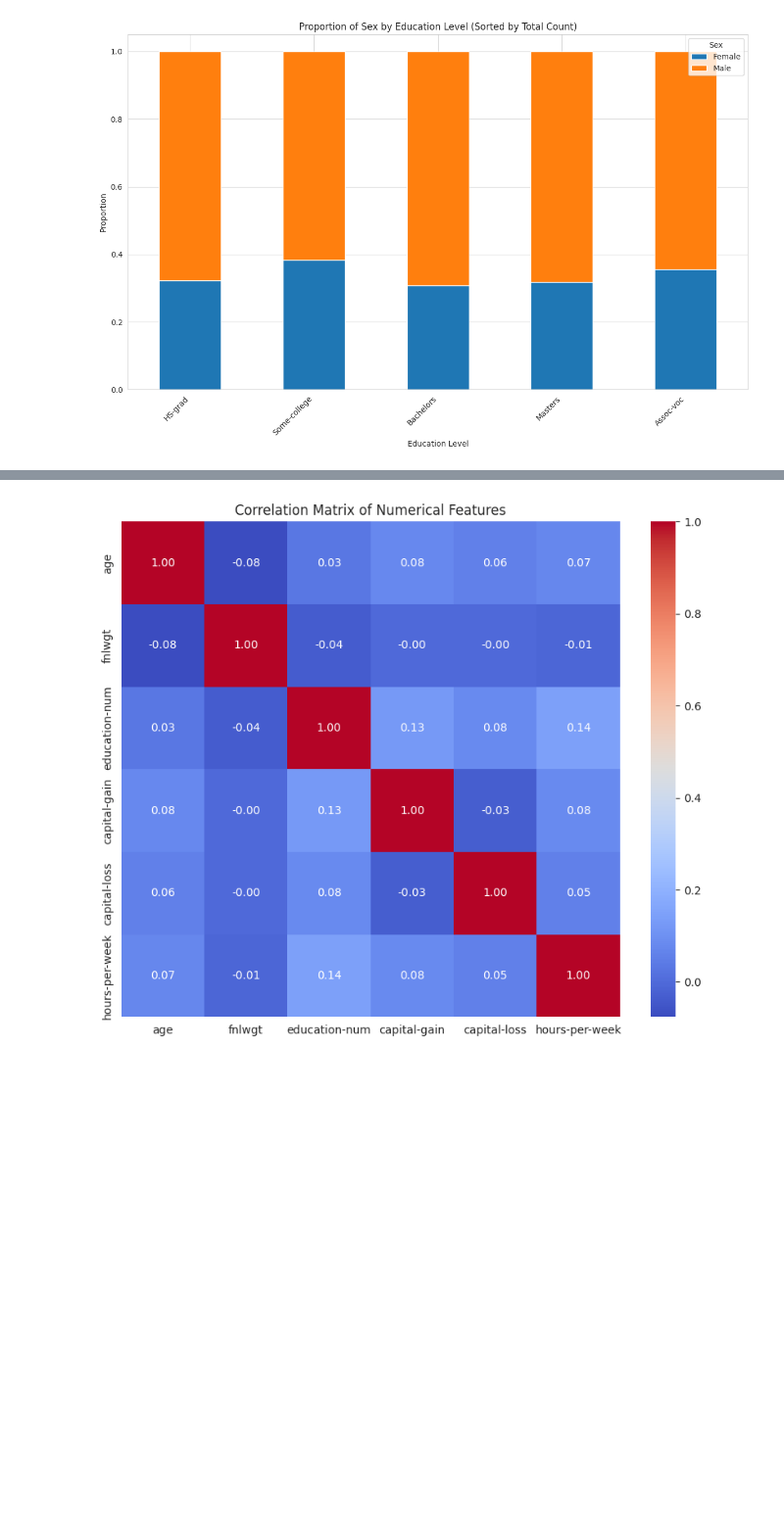
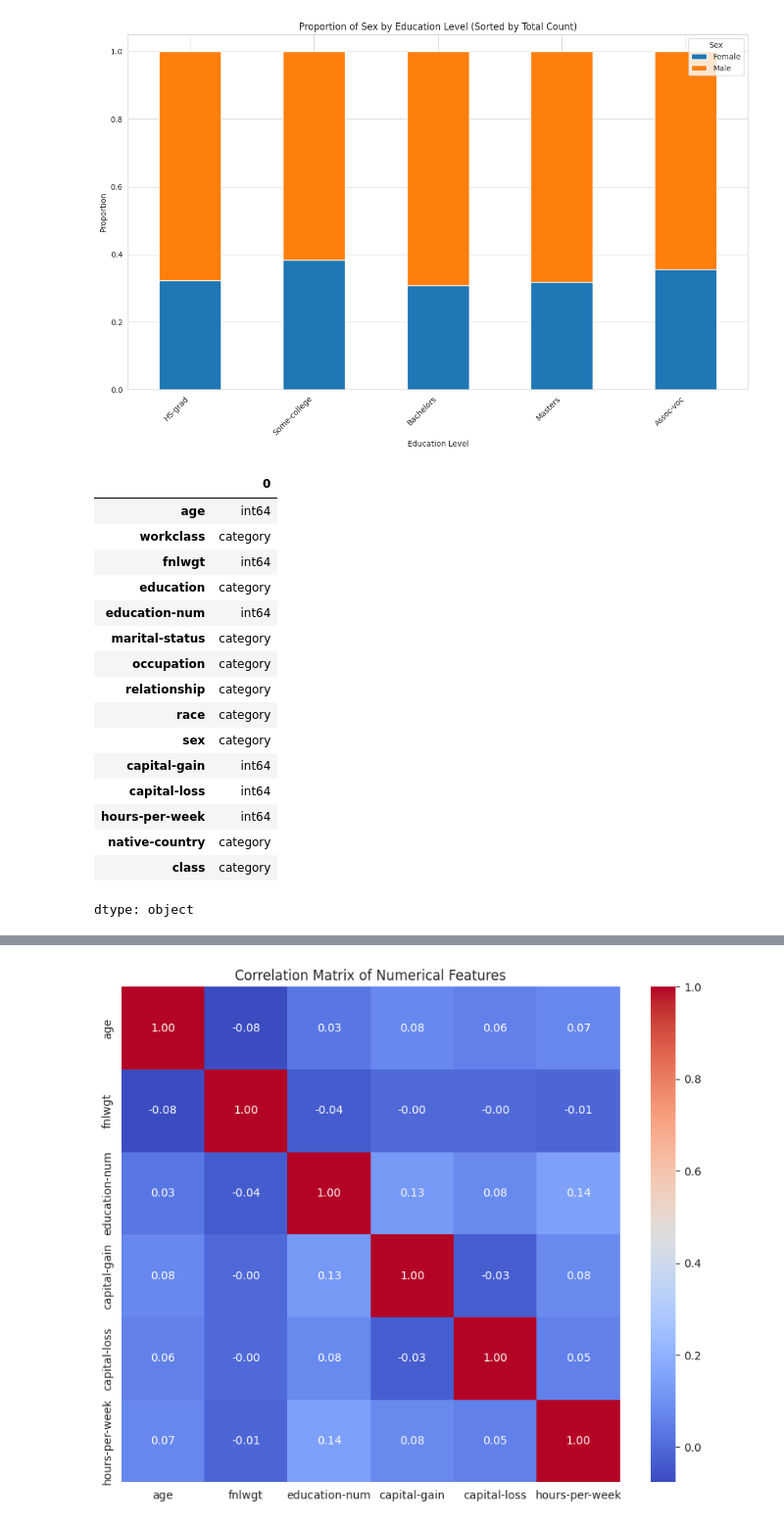
Before and after one commit to Johanhms/Practicas_Python, a Jupyter notebook: EDA_in_Python.ipynb, the cells around one changed output, grey strips where cells are left out. Shown at 98% size. Drawn from its saved outputs; the diff is of its cells as text; code cells hidden in the pictures; blank space fills up the shorter version.

```diff
--- a/EDA_in_Python.ipynb
+++ b/EDA_in_Python.ipynb
@@ -440,3 +440,23 @@ HS-grad         5097  10687
 Masters          845   1812
 Some-college    4178   6700
 [figure]
+# %%
+df.dtypes
+# %% [output]
+|  | 0 |
+| age | int64 |
+| workclass | category |
+| fnlwgt | int64 |
+| education | category |
+| education-num | int64 |
+| marital-status | category |
+| occupation | category |
+| relationship | category |
+| race | category |
+| sex | category |
+| capital-gain | int64 |
+| capital-loss | int64 |
+| hours-per-week | int64 |
+| native-country | category |
+| class | category |
+dtype: object
```
Also changed, not shown: parts of 1 cell of this notebook.
